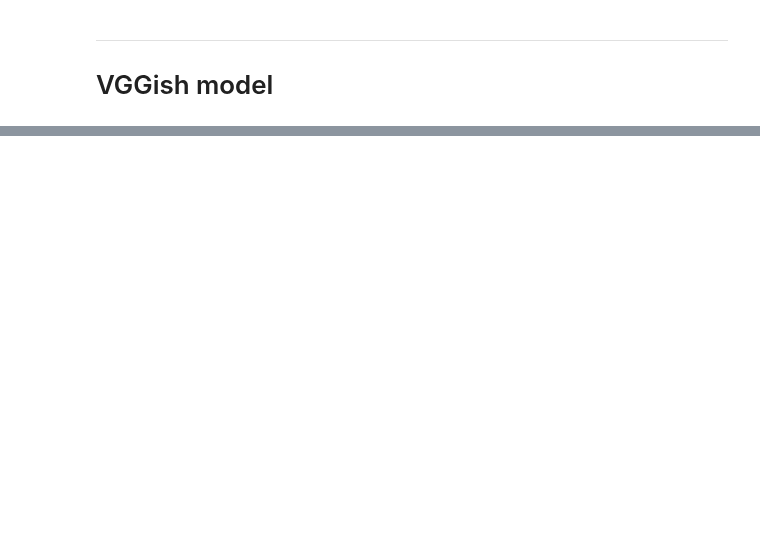
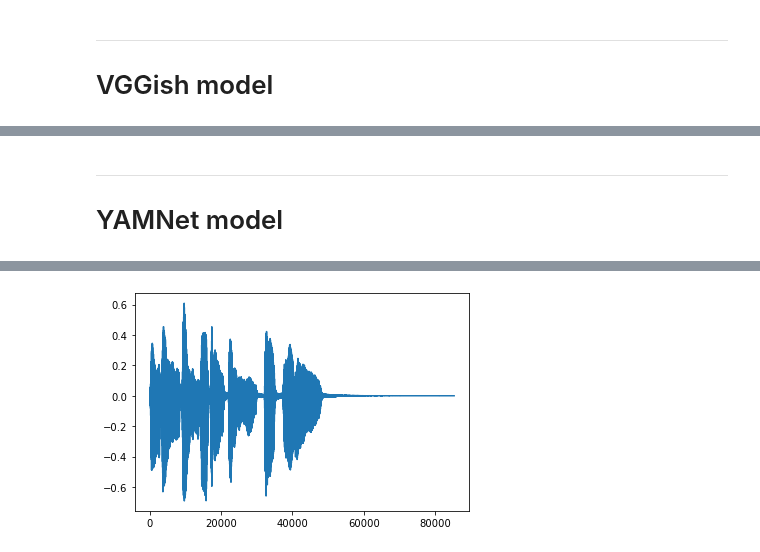
Before and after one commit to changhongw/audio-embedding-bias, a Jupyter notebook: Feature extraction.ipynb, the cells around one changed output, grey strips where cells are left out. Saved outputs shown, nothing was run; the diff lists cells and outputs as text; code cells hidden in the pictures; blank space fills up the shorter version.

Commit message:
added yamnet features

```diff
--- a/Feature extraction.ipynb
+++ b/Feature extraction.ipynb
@@ -84,3 +74,6 @@ for fn in tqdm(files):
         json.dump(out, fd)
 # %% [output]
 [interactive output not drawn]
+# %% [markdown]
+---
+# YAMNet model
@@ -86,0 +93,16 @@ for fn in tqdm(files):
+# %%
+# Utility functions for loading audio files and making sure the sample rate is correct.
+
+def load_wav_16k_mono(filename):
+    """ Load a WAV file, convert it to a float tensor, resample to 16 kHz single-channel audio. """
+    wav, sr = librosa.load(filename, sr=16000, res_type='soxr_hq')
+    return wav
+# %%
+# Verify that the loader works
+testing_wav_data = load_wav_16k_mono(librosa.ex('trumpet'))
+
+_ = plt.plot(testing_wav_data)
+
+# Play the audio file.
+display.Audio(testing_wav_data,rate=16000)
+# %% [output]
@@ -86,0 +110 @@ for fn in tqdm(files):
+[figure, added]
```
Also changed, not shown: parts of 14 cells of this notebook.
